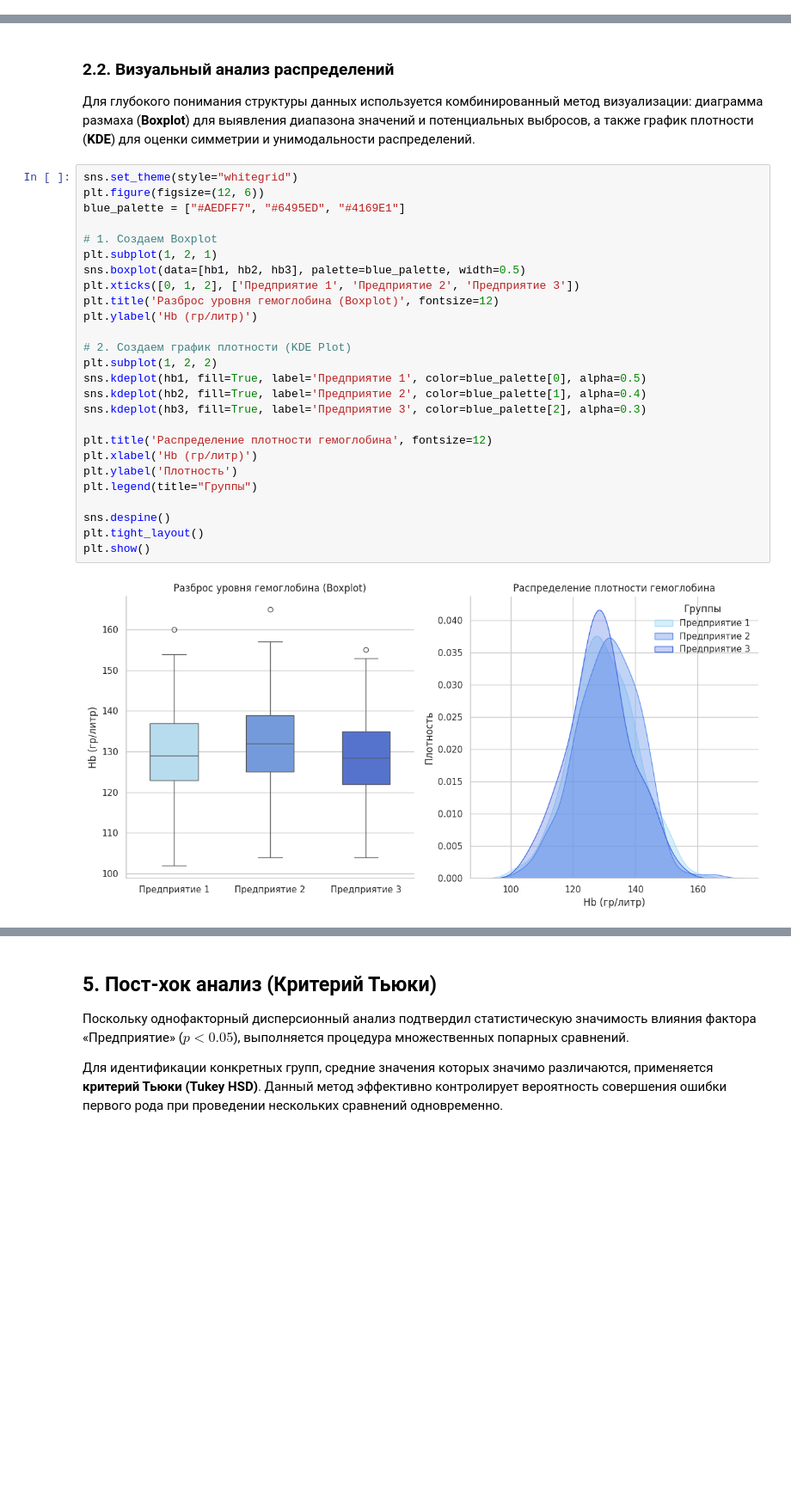
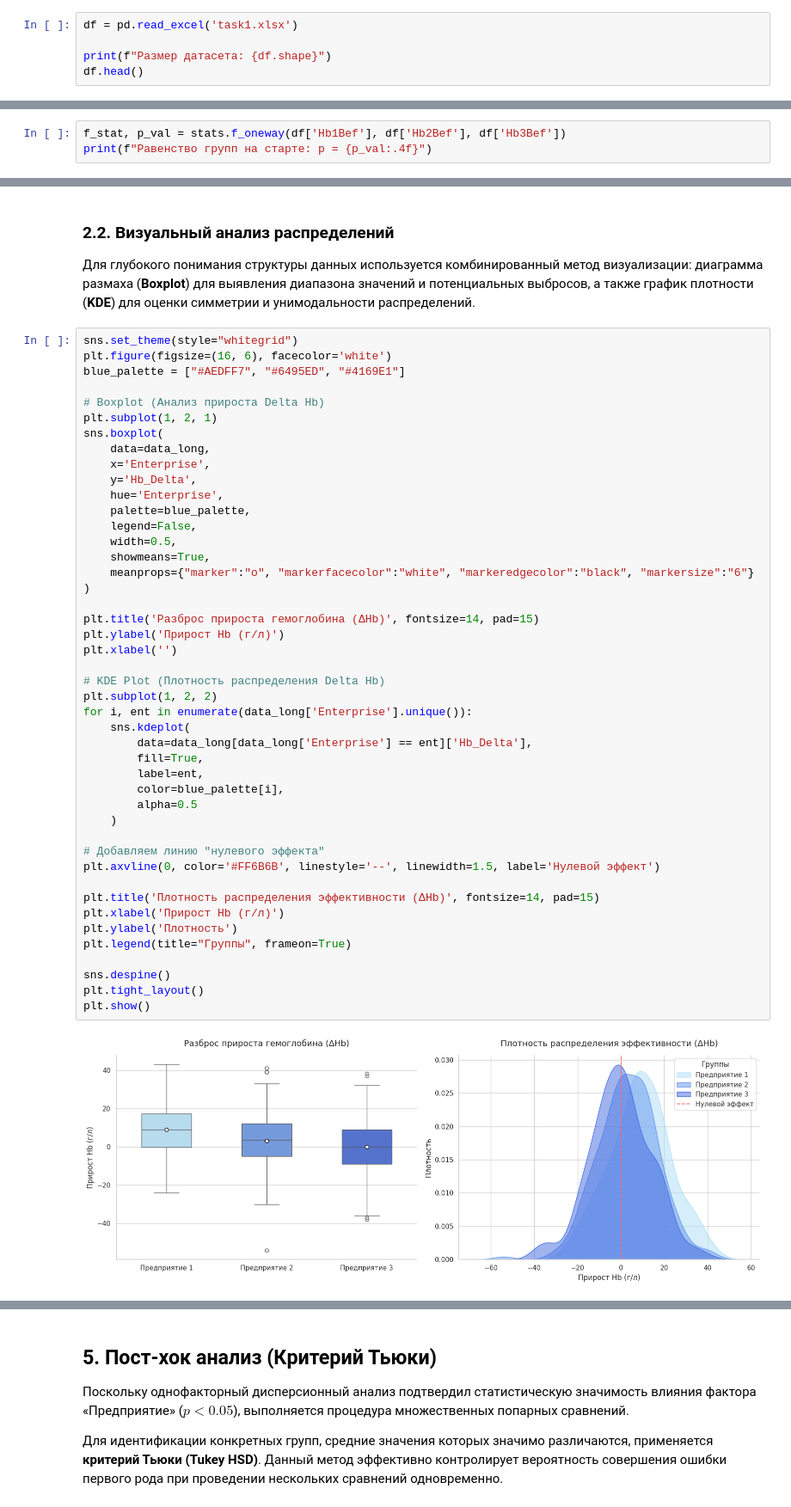
Before and after one commit to EkaterinaGrisha/-statistical-analysis, a Jupyter notebook: statistical_analysis_RU.ipynb, the cells around one changed output, grey strips where cells are left out. Shown at 86% size. Cells and saved outputs as stored; diff of their text form; blank space fills up the shorter version.

```diff
--- a/statistical_analysis_RU.ipynb
+++ b/statistical_analysis_RU.ipynb
@@ -61,0 +52,5 @@ Saving task1.xlsx to task1 (3).xlsx
+# %%
+df = pd.read_excel('task1.xlsx')
+
+print(f"Размер датасета: {df.shape}")
+df.head()
@@ -61,0 +65,3 @@ Saving task1.xlsx to task1 (3).xlsx
+# %%
+f_stat, p_val = stats.f_oneway(df['Hb1Bef'], df['Hb2Bef'], df['Hb3Bef'])
+print(f"Равенство групп на старте: p = {p_val:.4f}")
@@ -335,30 +379,49 @@ plt.show()
 Для глубокого понимания структуры данных используется комбинированный метод визуализации: диаграмма размаха (**Boxplot**) для выявления диапазона значений и потенциальных выбросов, а также график плотности (**KDE**) для оценки симметрии и унимодальности распределений.
 # %%
 sns.set_theme(style="whitegrid")
-plt.figure(figsize=(12, 6))
+plt.figure(figsize=(16, 6), facecolor='white')
 blue_palette = ["#AEDFF7", "#6495ED", "#4169E1"]
 
-# 1. Создаем Boxplot
+# Boxplot (Анализ прироста Delta Hb)
 plt.subplot(1, 2, 1)
-sns.boxplot(data=[hb1, hb2, hb3], palette=blue_palette, width=0.5)
-plt.xticks([0, 1, 2], ['Предприятие 1', 'Предприятие 2', 'Предприятие 3'])
-plt.title('Разброс уровня гемоглобина (Boxplot)', fontsize=12)
-plt.ylabel('Hb (гр/литр)')
+sns.boxplot(
+    data=data_long,
+    x='Enterprise',
+    y='Hb_Delta',
+    hue='Enterprise',
+    palette=blue_palette,
+    legend=False,
+    width=0.5,
+    showmeans=True,
+    meanprops={"marker":"o", "markerfacecolor":"white", "markeredgecolor":"black", "markersize":"6"}
+)
 
-# 2. Создаем график плотности (KDE Plot)
+plt.title('Разброс прироста гемоглобина (ΔHb)', fontsize=14, pad=15)
+plt.ylabel('Прирост Hb (г/л)')
+plt.xlabel('')
+
+# KDE Plot (Плотность распределения Delta Hb)
 plt.subplot(1, 2, 2)
-sns.kdeplot(hb1, fill=True, label='Предприятие 1', color=blue_palette[0], alpha=0.5)
-sns.kdeplot(hb2, fill=True, label='Предприятие 2', color=blue_palette[1], alpha=0.4)
-sns.kdeplot(hb3, fill=True, label='Предприятие 3', color=blue_palette[2], alpha=0.3)
+for i, ent in enumerate(data_long['Enterprise'].unique()):
+    sns.kdeplot(
+        data=data_long[data_long['Enterprise'] == ent]['Hb_Delta'],
+        fill=True,
+        label=ent,
+        color=blue_palette[i],
+        alpha=0.5
+    )
 
-plt.title('Распределение плотности гемоглобина', fontsize=12)
-plt.xlabel('Hb (гр/литр)')
+# Добавляем линию "нулевого эффекта"
+plt.axvline(0, color='#FF6B6B', linestyle='--', linewidth=1.5, label='Нулевой эффект')
+
+plt.title('Плотность распределения эффективности (ΔHb)', fontsize=14, pad=15)
+plt.xlabel('Прирост Hb (г/л)')
 plt.ylabel('Плотность')
-plt.legend(title="Группы")
+plt.legend(title="Группы", frameon=True)
 
 sns.despine()
 plt.tight_layout()
 plt.show()
 # %% [output]
-[figure, old version]
+[figure, new version]
 # %%
```
Also changed, not shown: parts of 53 cells of this notebook.
